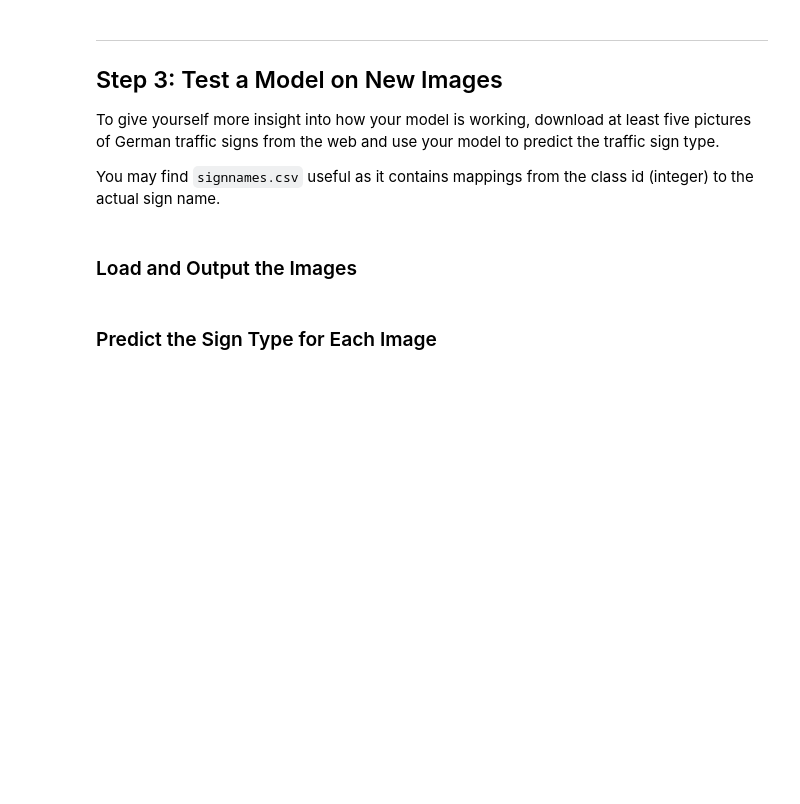
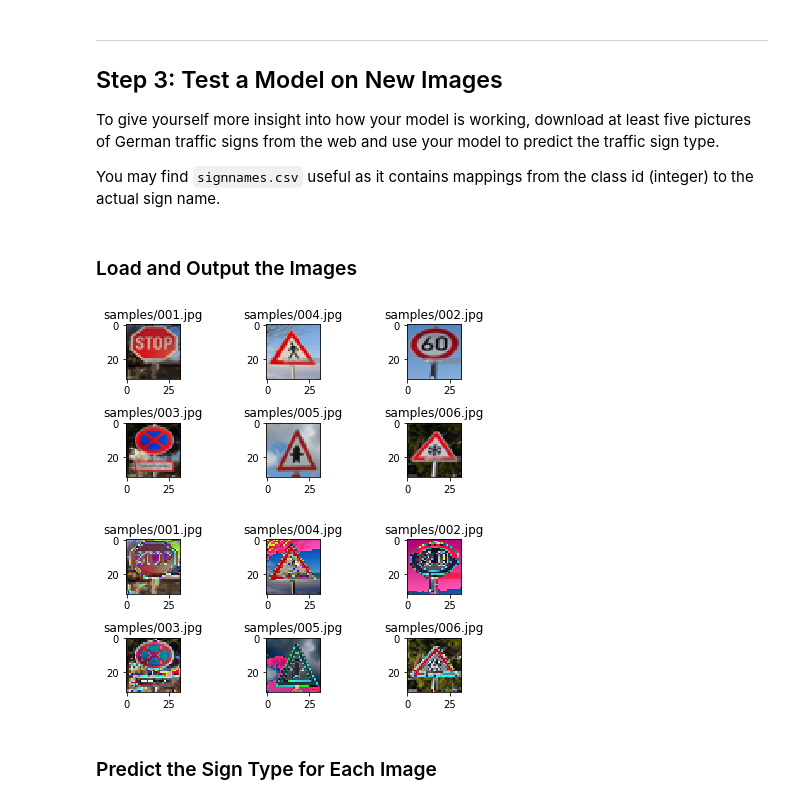
Before and after one commit to kzinmr/CarND-Traffic-Sign-Classifier-Project, a Jupyter notebook: Traffic_Sign_Classifier.ipynb, the cells around one changed output. Cells and saved outputs as stored; diff of their text form; code cells hidden in the pictures; blank space fills up the shorter version.

Commit message:
add evaluation and samples

```diff
--- a/Traffic_Sign_Classifier.ipynb
+++ b/Traffic_Sign_Classifier.ipynb
@@ -306,11 +348,12 @@ def evaluate(X_data, y_data):
         total_accuracy += (accuracy * len(batch_x))
     return total_accuracy / num_examples
 # %%
-saver = tf.train.Saver()
+with tf.Graph().as_default(), tf.Session() as sess:
+    x, y, keep_prob, learning_rate, logits, _, accuracy_op, training_op = train_nn()
+    saver = tf.train.Saver()
 
-with tf.Session() as sess:
     sess.run(tf.global_variables_initializer())
-    num_examples = len(X_train)
+    num_examples = X_train.shape[0]
 
     print("Training...")
     print()
@@ -319,10 +362,12 @@ with tf.Session() as sess:
         for offset in range(0, num_examples, BATCH_SIZE):
             end = offset + BATCH_SIZE
             batch_x, batch_y = X_train[offset:end], y_train[offset:end]
-            sess.run(training_operation, feed_dict={x: batch_x, y: batch_y})
-
-        validation_accuracy = evaluate(X_validation, y_validation)
+            sess.run(training_op, feed_dict={x: batch_x, y: batch_y,
+                                             keep_prob: KEEP_PROB, learning_rate: LR})
         print("EPOCH {} ...".format(i+1))
+        train_accuracy = evaluate(accuracy_op, X_train, y_train)
+        print("Train Accuracy = {:.3f}".format(train_accuracy))
+        validation_accuracy = evaluate(accuracy_op, X_validation, y_validation)
         print("Validation Accuracy = {:.3f}".format(validation_accuracy))
         print()
 
@@ -344,3 +404,47 @@ You may find `signnames.csv` useful as it contains mappings from the class id (i
+# %%
+### Load the images and plot them here.
+### Feel free to use as many code cells as needed.
+import os
+import numpy as np
+from PIL import Image
+
+
+def read_images_from_paths(image_paths):
+    # Read image files, resize them, convert to numpy arrays w/ dtype=uint8
+    images = []
+    for image_path in image_paths:
+        image = Image.open(image_path)
+        image = image.convert('RGB')
+        image = image.resize((IMG_SIZE, IMG_SIZE), Image.BICUBIC)
+        image = np.array(list(image.getdata()), dtype='uint8')
+        image = np.reshape(image, (IMG_SIZE, IMG_SIZE, 3))
+        images.append(image)
+    images = np.array(images, dtype='uint8')
+    return images
+
+
+image_paths  = [os.path.join('samples', image_file) for image_file in os.listdir('samples')]
+images = read_images_from_paths(image_paths)
+
+for i, image in enumerate(images):
+    plt.subplot(3, 3, i+1)
+    plt.imshow(image)
+    plt.title(image_paths[i])
+
+plt.tight_layout()
+plt.show()
+
+images = preprocess_images(images, GRAYSCALE)
+for i, image in enumerate(images):
+    plt.subplot(3, 3, i+1)
+    plt.imshow(image)
+    plt.title(image_paths[i])
+
+plt.tight_layout()
+plt.show()
+# %% [output]
+[figure, added]
+[figure, added]
 # %% [markdown]
 ### Predict the Sign Type for Each Image
 # %%
```
Also changed, not shown: parts of 17 cells of this notebook, 5 other files.
